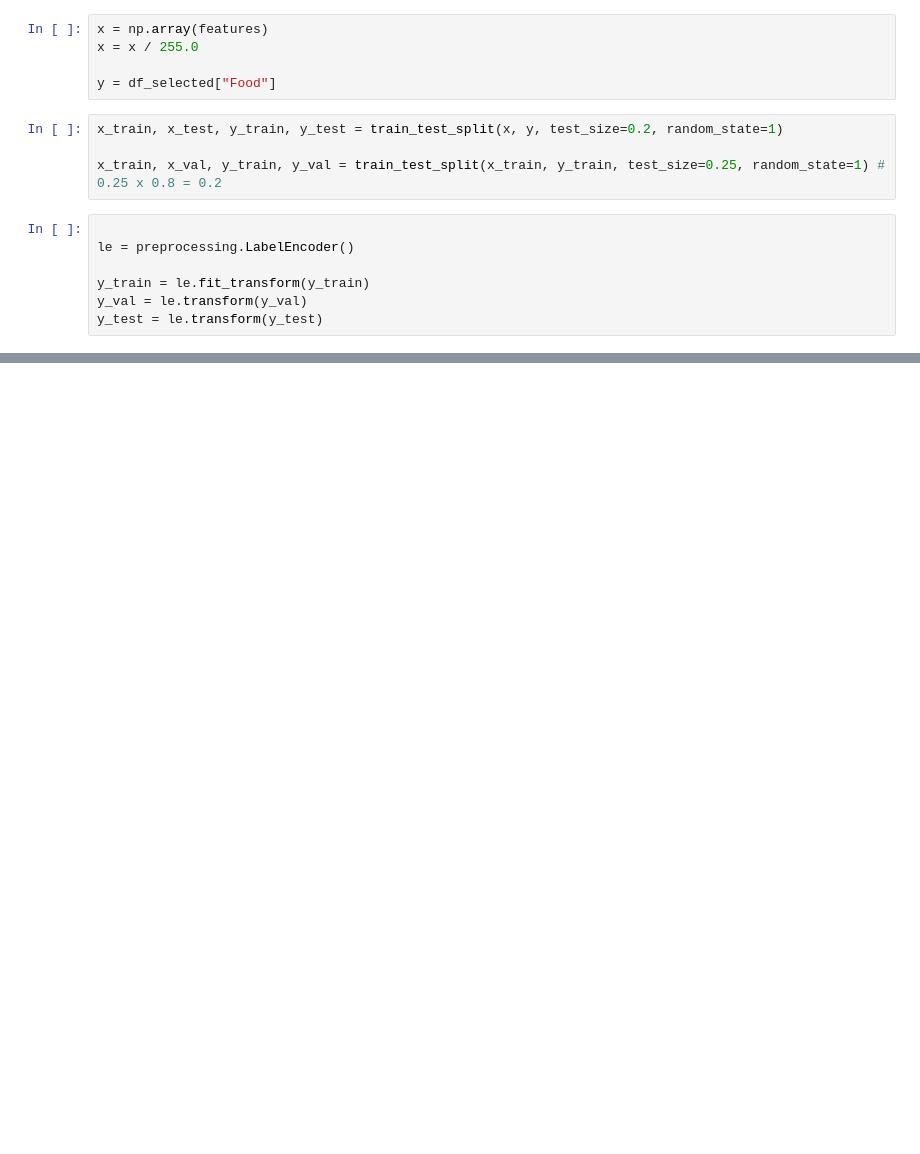
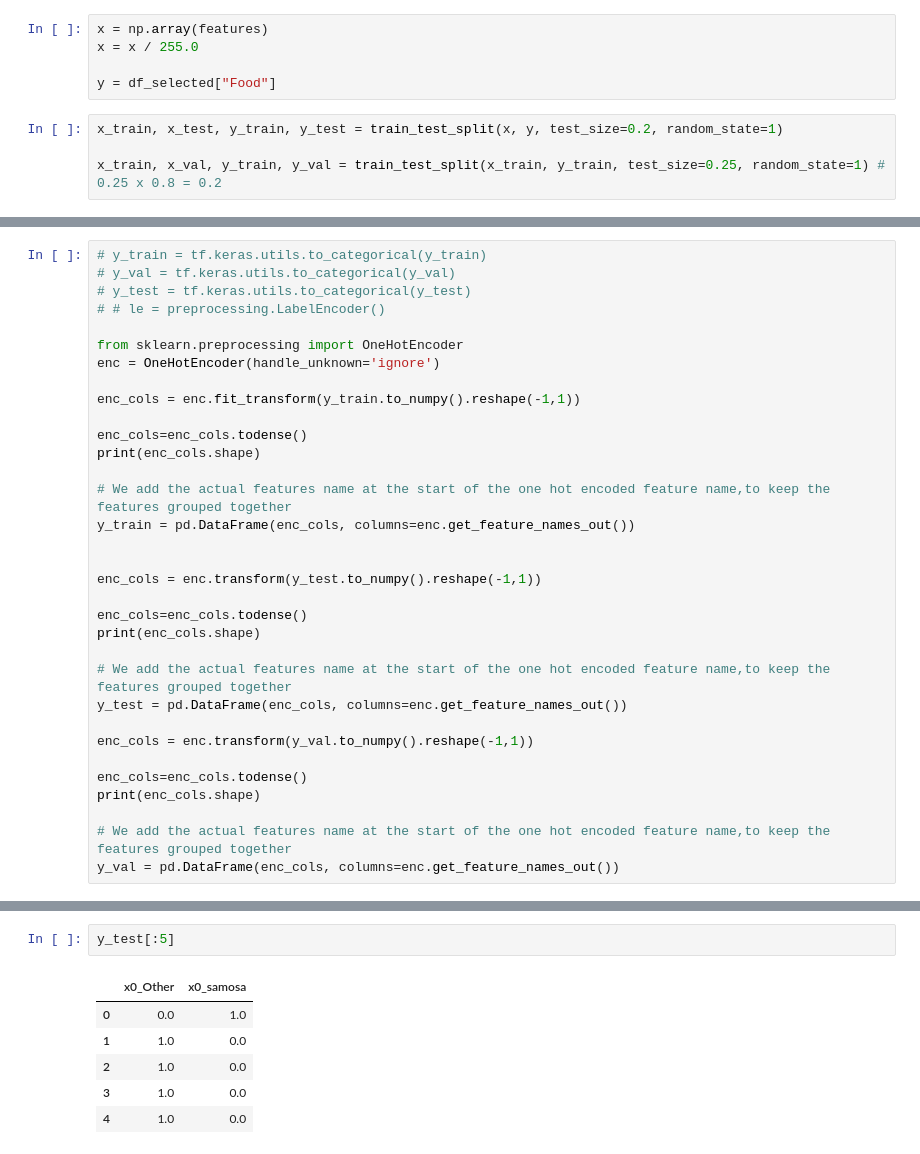
Before and after one commit to UnderCoverTable/CNN-Food-Classifier, a Jupyter notebook: Models/Food_Classifier.ipynb, the cells around one changed output, grey strips where cells are left out. Saved outputs shown, nothing was run; the diff lists cells and outputs as text; blank space fills up the shorter version.

```diff
--- a/Models/Food_Classifier.ipynb
+++ b/Models/Food_Classifier.ipynb
@@ -202,10 +229,3 @@ y = df_selected["Food"]
 x_train, x_test, y_train, y_test = train_test_split(x, y, test_size=0.2, random_state=1)
 
 x_train, x_val, y_train, y_val = train_test_split(x_train, y_train, test_size=0.25, random_state=1) # 0.25 x 0.8 = 0.2
-# %%
-
-le = preprocessing.LabelEncoder()
-
-y_train = le.fit_transform(y_train)
-y_val = le.transform(y_val)
-y_test = le.transform(y_test)
@@ -211,0 +252,33 @@ y_test = le.transform(y_test)
+# %%
+# y_train = tf.keras.utils.to_categorical(y_train)
+# y_val = tf.keras.utils.to_categorical(y_val)
+# y_test = tf.keras.utils.to_categorical(y_test)
+# # le = preprocessing.LabelEncoder()
+
+from sklearn.preprocessing import OneHotEncoder
+enc = OneHotEncoder(handle_unknown='ignore')
+
+enc_cols = enc.fit_transform(y_train.to_numpy().reshape(-1,1))
+
+enc_cols=enc_cols.todense()
+print(enc_cols.shape)
+
+# We add the actual features name at the start of the one hot encoded feature name,to keep the features grouped together
+y_train = pd.DataFrame(enc_cols, columns=enc.get_feature_names_out())
+
+
+enc_cols = enc.transform(y_test.to_numpy().reshape(-1,1))
+
+enc_cols=enc_cols.todense()
+print(enc_cols.shape)
+
+# We add the actual features name at the start of the one hot encoded feature name,to keep the features grouped together
+y_test = pd.DataFrame(enc_cols, columns=enc.get_feature_names_out())
+
+enc_cols = enc.transform(y_val.to_numpy().reshape(-1,1))
+
+enc_cols=enc_cols.todense()
+print(enc_cols.shape)
+
+# We add the actual features name at the start of the one hot encoded feature name,to keep the features grouped together
+y_val = pd.DataFrame(enc_cols, columns=enc.get_feature_names_out())
@@ -211,0 +343,9 @@ y_test = le.transform(y_test)
+# %%
+y_test[:5]
+# %% [output]
+|  | x0_Other | x0_samosa |
+| 0 | 0.0 | 1.0 |
+| 1 | 1.0 | 0.0 |
+| 2 | 1.0 | 0.0 |
+| 3 | 1.0 | 0.0 |
+| 4 | 1.0 | 0.0 |
```
Also changed, not shown: parts of 11 cells of this notebook.
